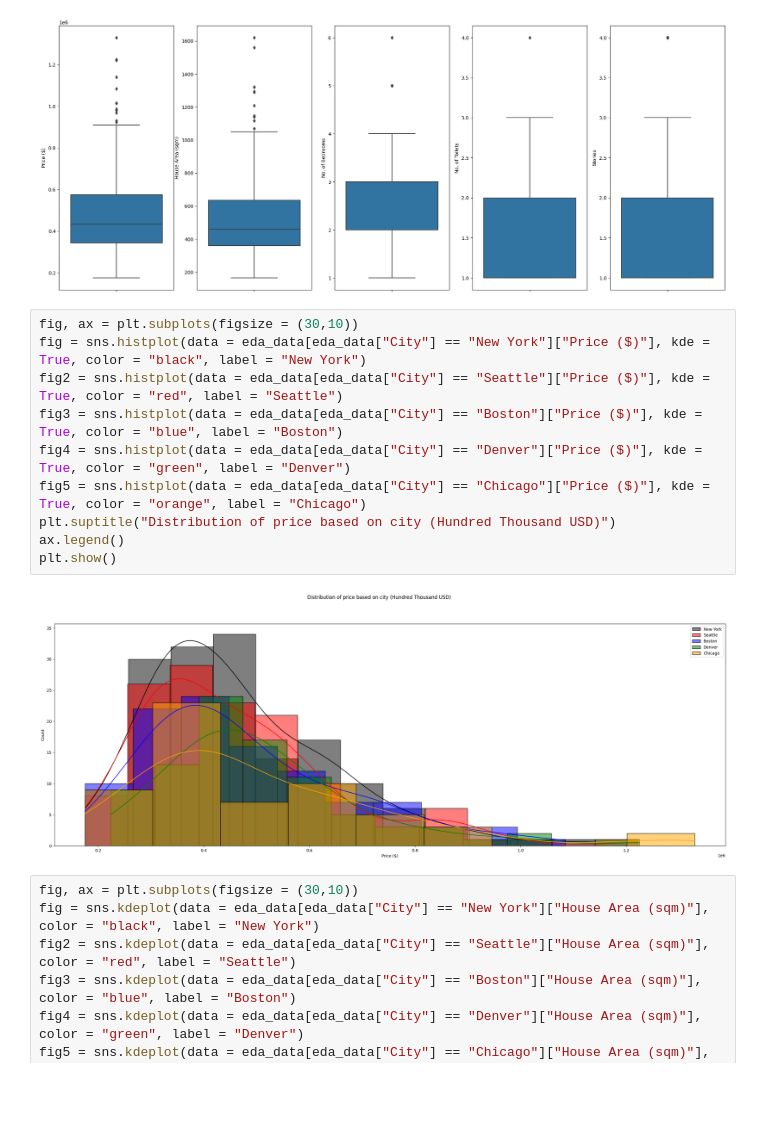
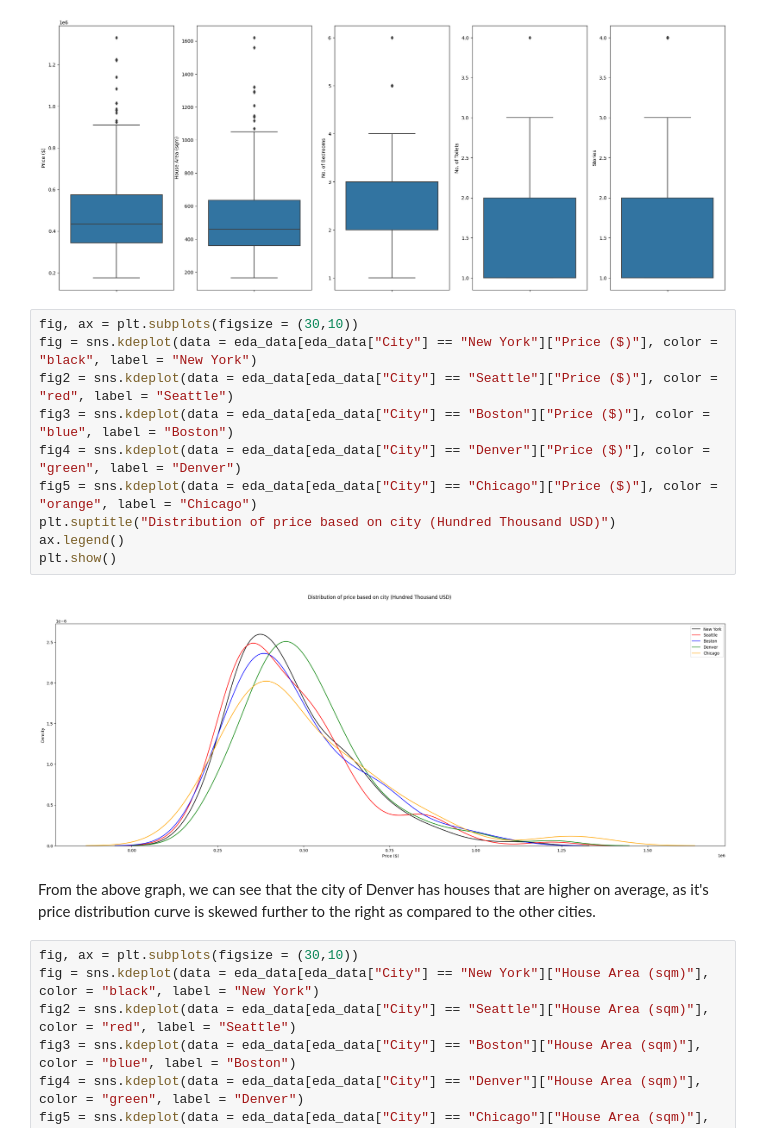
Before and after one commit to derpflections/AIML_CA1_Regression, a Jupyter notebook: index_regression.ipynb, the cells around one changed output. Saved outputs shown, nothing was run; the diff lists cells and outputs as text; blank space fills up the shorter version.

Commit message:
added graph explanation

```diff
--- a/index_regression.ipynb
+++ b/index_regression.ipynb
@@ -121,16 +121,18 @@ plt.show()
 [figure]
 # %%
 fig, ax = plt.subplots(figsize = (30,10))
-fig = sns.histplot(data = eda_data[eda_data["City"] == "New York"]["Price ($)"], kde = True, color = "black", label = "New York")
-fig2 = sns.histplot(data = eda_data[eda_data["City"] == "Seattle"]["Price ($)"], kde = True, color = "red", label = "Seattle")
-fig3 = sns.histplot(data = eda_data[eda_data["City"] == "Boston"]["Price ($)"], kde = True, color = "blue", label = "Boston")
-fig4 = sns.histplot(data = eda_data[eda_data["City"] == "Denver"]["Price ($)"], kde = True, color = "green", label = "Denver")
-fig5 = sns.histplot(data = eda_data[eda_data["City"] == "Chicago"]["Price ($)"], kde = True, color = "orange", label = "Chicago")
+fig = sns.kdeplot(data = eda_data[eda_data["City"] == "New York"]["Price ($)"], color = "black", label = "New York")
+fig2 = sns.kdeplot(data = eda_data[eda_data["City"] == "Seattle"]["Price ($)"], color = "red", label = "Seattle")
+fig3 = sns.kdeplot(data = eda_data[eda_data["City"] == "Boston"]["Price ($)"], color = "blue", label = "Boston")
+fig4 = sns.kdeplot(data = eda_data[eda_data["City"] == "Denver"]["Price ($)"], color = "green", label = "Denver")
+fig5 = sns.kdeplot(data = eda_data[eda_data["City"] == "Chicago"]["Price ($)"], color = "orange", label = "Chicago")
 plt.suptitle("Distribution of price based on city (Hundred Thousand USD)")
 ax.legend()
 plt.show()
 # %% [output]
-[figure, old version]
+[figure, new version]
+# %% [markdown]
+From the above graph, we can see that the city of Denver has houses that are higher on average, as it's price distribution curve is skewed further to the right as compared to the other cities.
 # %%
 fig, ax = plt.subplots(figsize = (30,10))
 fig = sns.kdeplot(data = eda_data[eda_data["City"] == "New York"]["House Area (sqm)"], color = "black", label = "New York")
```
Also changed, not shown: parts of 1 cell of this notebook.
